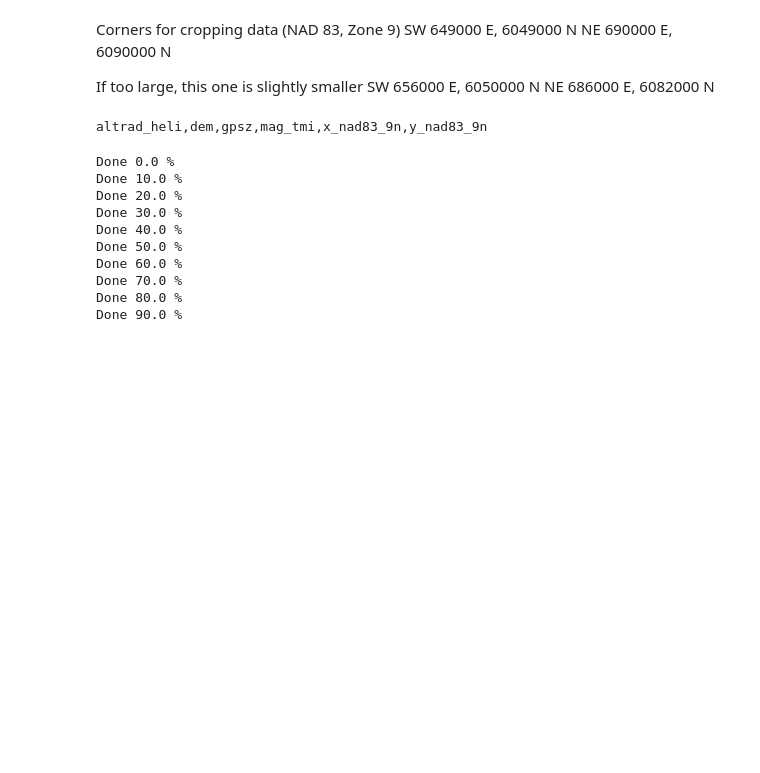
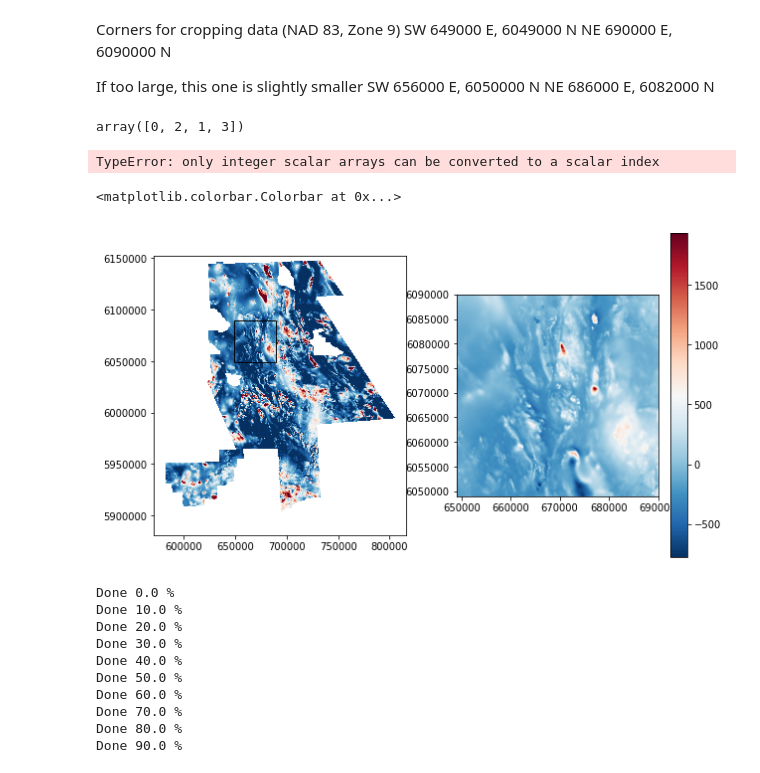
Before and after one commit to geoscixyz/Toolkit, a Jupyter notebook: Notebooks/DataDownsampling.ipynb, the cells around one changed output. Saved outputs shown, nothing was run; the diff lists cells and outputs as text; code cells hidden in the pictures; blank space fills up the shorter version.

```diff
--- a/Notebooks/DataDownsampling.ipynb
+++ b/Notebooks/DataDownsampling.ipynb
@@ -17,14 +27,3 @@ NE 690000 E, 6090000 N
 If too large, this one is slightly smaller
 SW 656000 E, 6050000 N
 NE 686000 E, 6082000 N
-# %%
-fid = open(workDir+fname, 'r')
-header = fid.readline()
-
-
-print(header)
-
-dtaMat=fid.readlines()
-fid.close()
-# %% [output]
-altrad_heli,dem,gpsz,mag_tmi,x_nad83_9n,y_nad83_9n
@@ -31 +34,52 @@ altrad_heli,dem,gpsz,mag_tmi,x_nad83_9n,y_nad83_9n
+# %%
+np.array([0,2,1,3], dtype='int')
+# %% [output]
+array([0, 2, 1, 3])
+# %%
+extent_2d[np.array([0,2,1,3], dtype='int')]
+# %% [output]
+TypeError: only integer scalar arrays can be converted to a scalar index
+# %%
+# get the grid extent and coordinate system from which we will create a default map named after the grid
+# do this in a separate `with...` as the Aggregate_group class needs access to the grid file.
+with gxgrd.Grid(workDir + fName) as grid:
+
+    extent = grid.extent_2d()
+    coordinate_system = grid.coordinate_system
+    data_values = grid.xyzv()[:, :, 3]
+    nx, ny = grid.nx, grid.ny
+    dx, dy = grid.dx, grid.dy
+#     extent_2d = grid.extent_2d()
+    x0, y0 = grid.x0, grid.y0
+
+vectorCCx, vectorCCy = np.asarray(range(nx))*dx+x0,np.asarray(range(ny))*dy+y0
+extent = np.r_[vectorCCx[0], vectorCCx[-1], vectorCCy[0], vectorCCy[-1]]
+# %%
+lims = np.r_[649000, 690000, 6049000, 6090000]
+# lims = np.r_[np.c_[2500000, 4500000], np.c_[3000000, 5000000]]
+
+fig, axs = plt.figure(figsize=(10,6)), plt.subplot(1,2,1)
+
+plt.imshow(data_values, extent=extent, origin='lower', cmap='RdBu_r', vmin=-200, vmax=800)
+
+axs.add_patch(Rectangle((lims[0], lims[2]),
+                               lims[1]-lims[0],
+                               lims[3]-lims[2],
+                               facecolor='none', edgecolor='k'))
+
+
+# Extract data within window and plot
+indx = (vectorCCx > lims[0]) * (vectorCCx < lims[1])
+indy = (vectorCCy > lims[2]) * (vectorCCy < lims[3])
+
+subData = data_values[:, indx]
+subData = subData[indy, :]
+# fig,
+axs = plt.subplot(1,2,2)
+
+plt.imshow(subData, extent=lims, origin='lower', cmap='RdBu_r')
+plt.colorbar()
+# %% [output]
+<matplotlib.colorbar.Colorbar at 0x...>
+[figure, added]
 # %%
```
Also changed, not shown: parts of 10 cells of this notebook, 19 other files.
